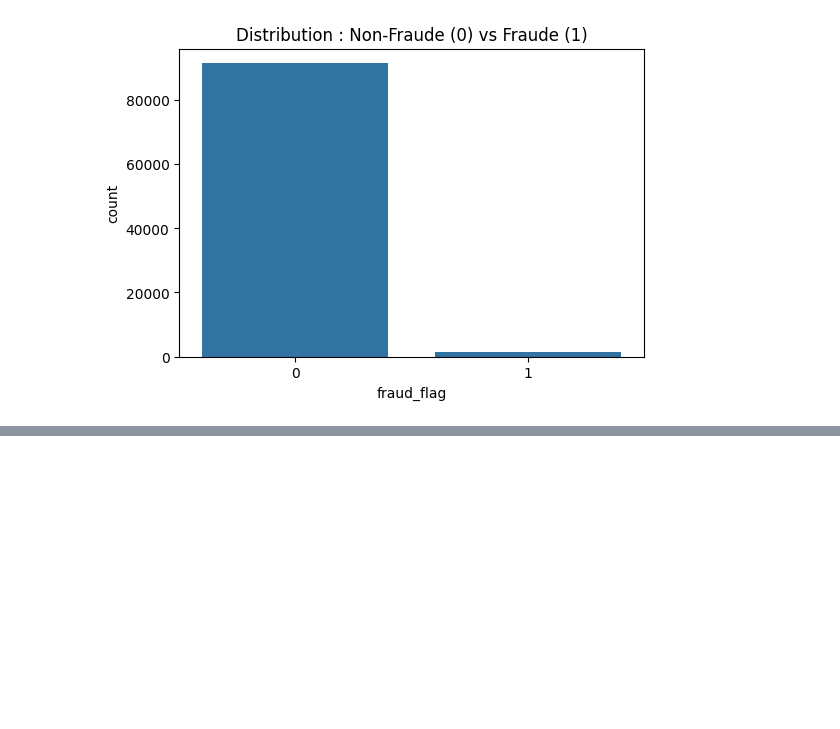
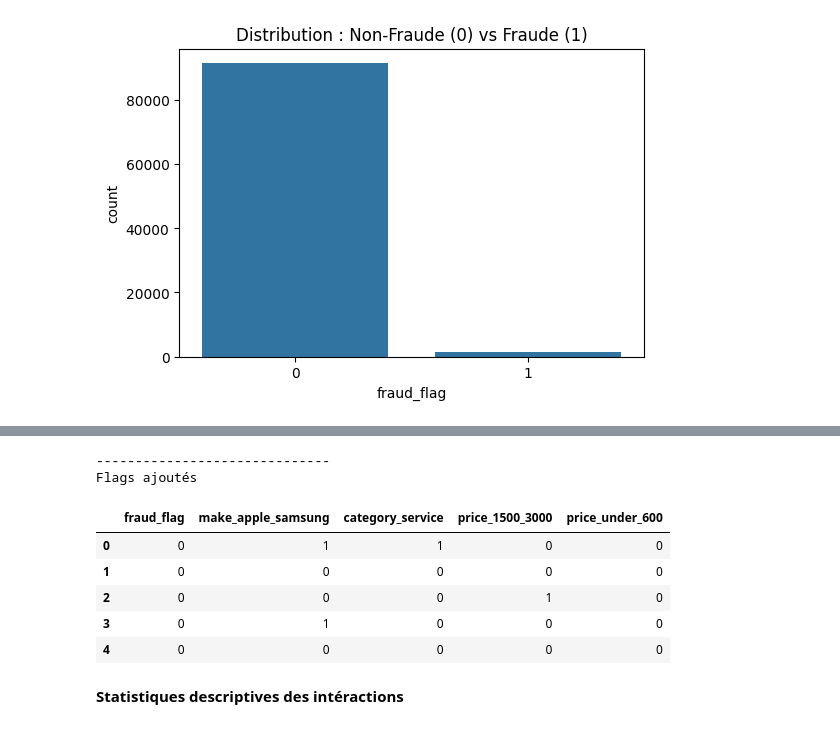
Before and after one commit to XGachet/Projet-ML-BNP-Paribas, a Jupyter notebook: notebooks/notebook.ipynb, the cells around one changed output, grey strips where cells are left out. Drawn from its saved outputs; the diff is of its cells as text; code cells hidden in the pictures; blank space fills up the shorter version.

```diff
--- a/notebooks/notebook.ipynb
+++ b/notebooks/notebook.ipynb
@@ -132,0 +396,51 @@ Dimensions du format Long (Items)     : (163357, 7)
+# %%
+# 1. On récupère les textes depuis df_items (le fichier vertical)
+
+def join_text(x):
+    return ' '.join([str(v) for v in x if str(v) != 'nan' and str(v) != ''])
+
+# On recrée un petit tableau temporaire avec juste les textes par ID
+temp_text = df_items.groupby('ID').agg({
+    'make': join_text,
+    'category': join_text
+}).rename(columns={'make': 'list_make', 'category': 'list_cat'})
+
+# 2. On calcule les flags Textuels sur ce tableau temporaire
+
+# Flag Apple/Samsung
+temp_text['make_apple_samsung'] = temp_text['list_make'].str.contains('apple|samsung', case=False, regex=True).astype(int)
+
+# Flag Service/Garantie
+temp_text['category_service'] = temp_text['list_cat'].str.contains('warranty|service', case=False, regex=True).astype(int)
+
+# 3. On injecte ces nouvelles colonnes dans df_final
+cols_to_add = ['make_apple_samsung', 'category_service']
+
+# Petit nettoyage
+df_final = df_final.drop(columns=[c for c in cols_to_add if c in df_final.columns], errors='ignore')
+
+df_final = pd.merge(df_final, temp_text[cols_to_add], on='ID', how='left')
+
+# Remplir les NaN par 0 (au cas où un ID n'avait pas de make)
+df_final[cols_to_add] = df_final[cols_to_add].fillna(0).astype(int)
+
+# 4. On ajoute les flags de PRIX
+df_final['price_1500_3000'] = ((df_final['price_sum'] >= 1500) & (df_final['price_sum'] <= 3000)).astype(int)
+df_final['price_under_600'] = (df_final['price_sum'] < 600).astype(int)
+
+# 5. Vérification
+print("-" * 30)
+print("Flags ajoutés")
+cols_check = ['fraud_flag', 'make_apple_samsung', 'category_service', 'price_1500_3000', 'price_under_600']
+display(df_final[cols_check].head())
+# %% [output]
+------------------------------
+Flags ajoutés
+|  | fraud_flag | make_apple_samsung | category_service | price_1500_3000 | price_under_600 |
+| 0 | 0 | 1 | 1 | 0 | 0 |
+| 1 | 0 | 0 | 0 | 0 | 0 |
+| 2 | 0 | 0 | 0 | 1 | 0 |
+| 3 | 0 | 1 | 0 | 0 | 0 |
+| 4 | 0 | 0 | 0 | 0 | 0 |
+# %% [markdown]
+**Statistiques descriptives des intéractions**
```
Also changed, not shown: parts of 19 cells of this notebook.
